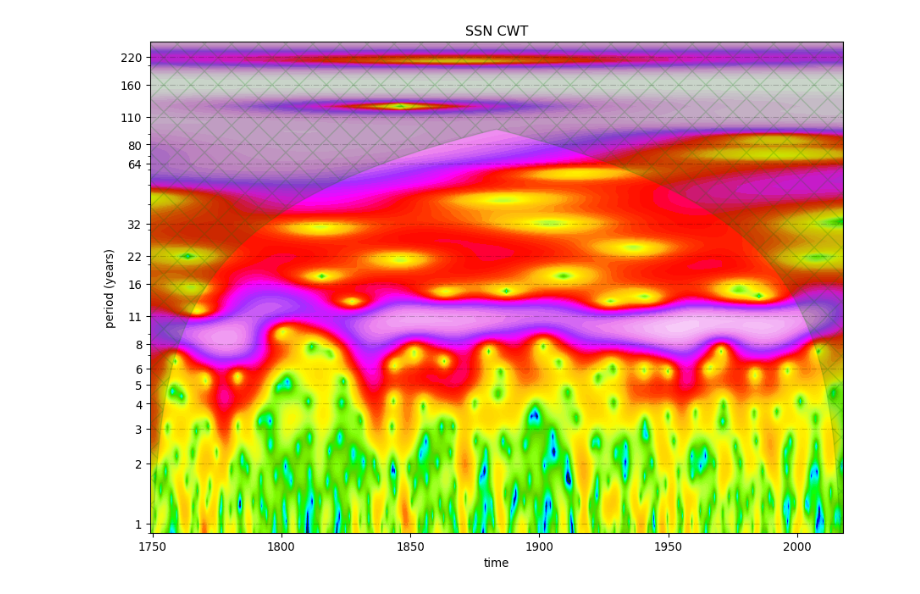
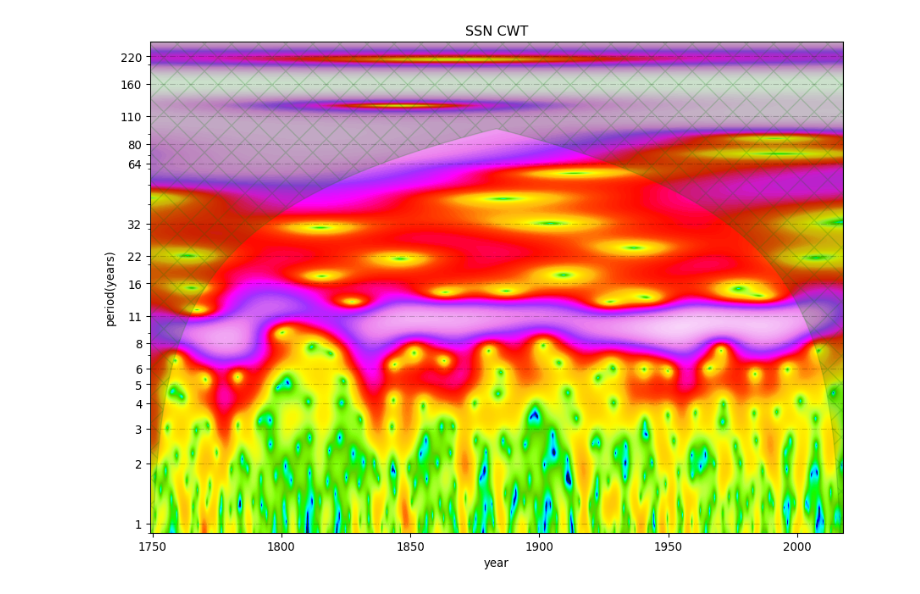
Before and after one commit to danielefranceschi/wavelets-climatological-time-series, a Jupyter notebook: SunSpotNumber-CWT.ipynb, the cells around one changed output. Drawn from its saved outputs; the diff is of its cells as text; code cells hidden in the pictures.

Commit message:
hires CWT and externalized functions

```diff
--- a/SunSpotNumber-CWT.ipynb
+++ b/SunSpotNumber-CWT.ipynb
@@ -14,15 +7,3 @@ def initPyPlot(h=8):
-# %%
-# CWT calculation function
-# parameters: t=time array, s=data series
-def calculateCWT(t,s):
-    mother = wavelet.Morlet(6)
-    deltaT=t[1]-t[0]
-    dj = 1 / 12           # Twelve sub-octaves per octaves
-    s0 = 2 * deltaT       # Starting scale, here 2 months
-    wave, scales, freqs, coi, fft, fftfreqs = wavelet.cwt(ssn, deltaT, dj, s0, -1, mother)
-    # Normalized wavelet power spectra
-    power = (np.abs(wave)) ** 2
-    return power,scales,coi
 # %%
 # load dataset from CSV
 series = pd.read_csv('data/SN_m_tot_V2.0.csv',sep=';',usecols=['DATEFRACTION','SSN'])
@@ -41,32 +17,9 @@ pyplot.show()
 # %%
 # calculate CWT
-# results: normalized power spectra, scales (periods per Y coordinate), cone of interest
-power,scales,coi=calculateCWT(time,ssn)
+# results: normalized power spectra, scales (periods per Y coordinate), cone of interest, frequencies
+power,scales,coi,freqs=calculateCWT(time,ssn,256)
-# %%
-### CWT plot
-zx = initPyPlot()
-# cut out very small powers
-LP2=np.log2(power)
-LP2=np.clip(LP2,0,np.max(LP2))
-# draw the CWT
-zx.contourf(time, scales, LP2, 128, cmap=pyplot.cm.gist_ncar)
-# draw the COI
-coicoi=np.clip(coi,0,coi.max())
-zx.fill_between(time,coicoi,scales.max(),alpha=0.2, color='g', hatch='x')
-# Y-AXIS labels
-yt=[0.5,1,2,3,4,5,6,8,11,16,22,32,64,80,110,160,220]
-zx.set_yscale('log')
-zx.set_yticks(yt)
-zx.set_yticklabels(yt)
-zx.grid(b=None, which='major', axis='y', alpha=0.2, antialiased=True, c='k', linestyle='-.')
-# exclude <1y periods
-ylim = zx.get_ylim()
-zx.set_ylim(0.9,ylim[1]-0.5)
-# strings
-zx.set_title('SSN CWT')
-zx.set_ylabel('period (years)')
-zx.set_xlabel('time')
-# print all
-pyplot.show()
-# %% [output]
-[figure, removed]
+# %%
+plotCWT(time,power,scales,coi,freqs,'SSN CWT','year','period(years)',
+        yTicks=[0.5,1,2,3,4,5,6,8,11,16,22,32,64,80,110,160,220],lowerLimit=0.9,upperLimitDelta=0.5)
+# %% [output]
+[figure, added]
```
Also changed, not shown: parts of 6 cells of this notebook, 1 other file.
